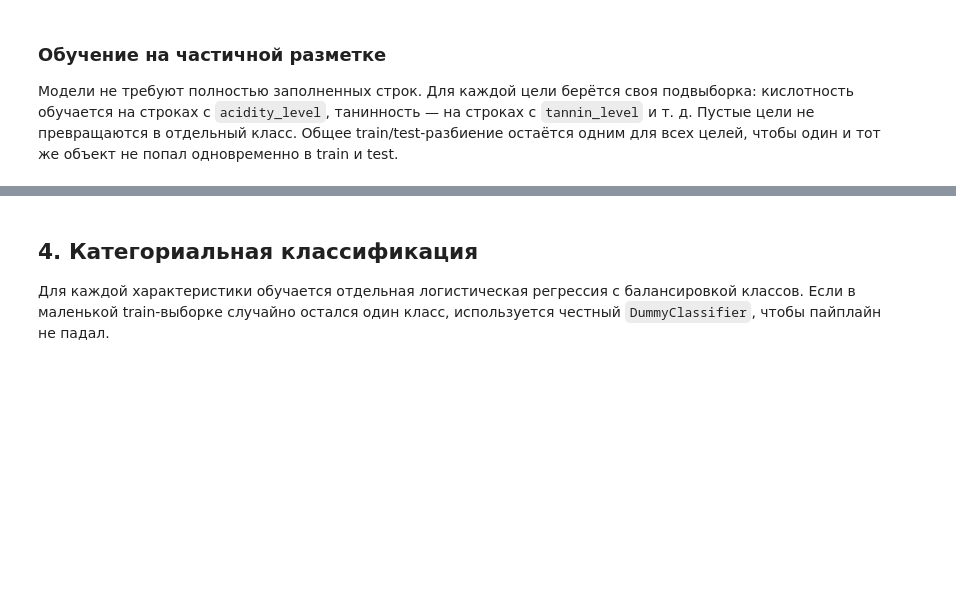
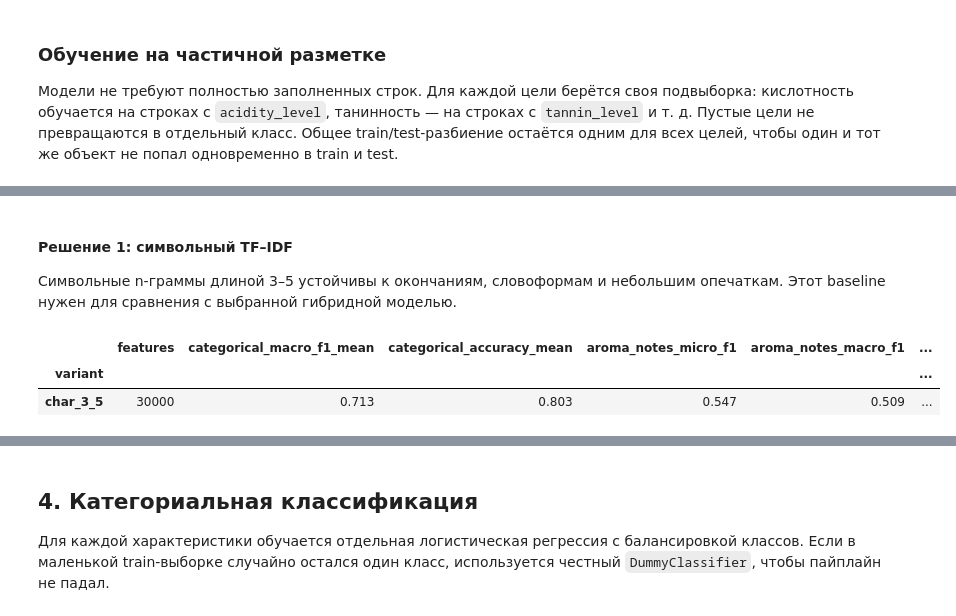
Before and after one commit to Daniil-fprog/netology_automatic_determination_wine_characteristics, a Jupyter notebook: notebooks/01_wine_characteristics_project.ipynb, the cells around one changed output, grey strips where cells are left out. Drawn from its saved outputs; the diff is of its cells as text; code cells hidden in the pictures; blank space fills up the shorter version.

```diff
--- a/notebooks/01_wine_characteristics_project.ipynb
+++ b/notebooks/01_wine_characteristics_project.ipynb
@@ -374,0 +462,17 @@ TF–IDF-признаков: 30000
+# %% [markdown]
+#### Решение 1: символьный TF–IDF
+
+Символьные n-граммы длиной 3–5 устойчивы к окончаниям, словоформам и небольшим опечаткам. Этот baseline нужен для сравнения с выбранной гибридной моделью.
+# %%
+char_result = evaluate_vectorizer(
+    "char_3_5",
+    TfidfVectorizer(
+        analyzer="char_wb", ngram_range=(3, 5), min_df=1,
+        max_features=30_000, sublinear_tf=True
+    ),
+)
+display(pd.DataFrame([char_result]).set_index("variant").round(3))
+# %% [output]
+|  | features | categorical_macro_f1_mean | categorical_accuracy_mean | aroma_notes_micro_f1 | aroma_notes_macro_f1 | ... |
+| variant |  |  |  |  |  | ... |
+| char_3_5 | 30000 | 0.713 | 0.803 | 0.547 | 0.509 | ... |
```
Also changed, not shown: parts of 16 cells of this notebook, 12 other files.
